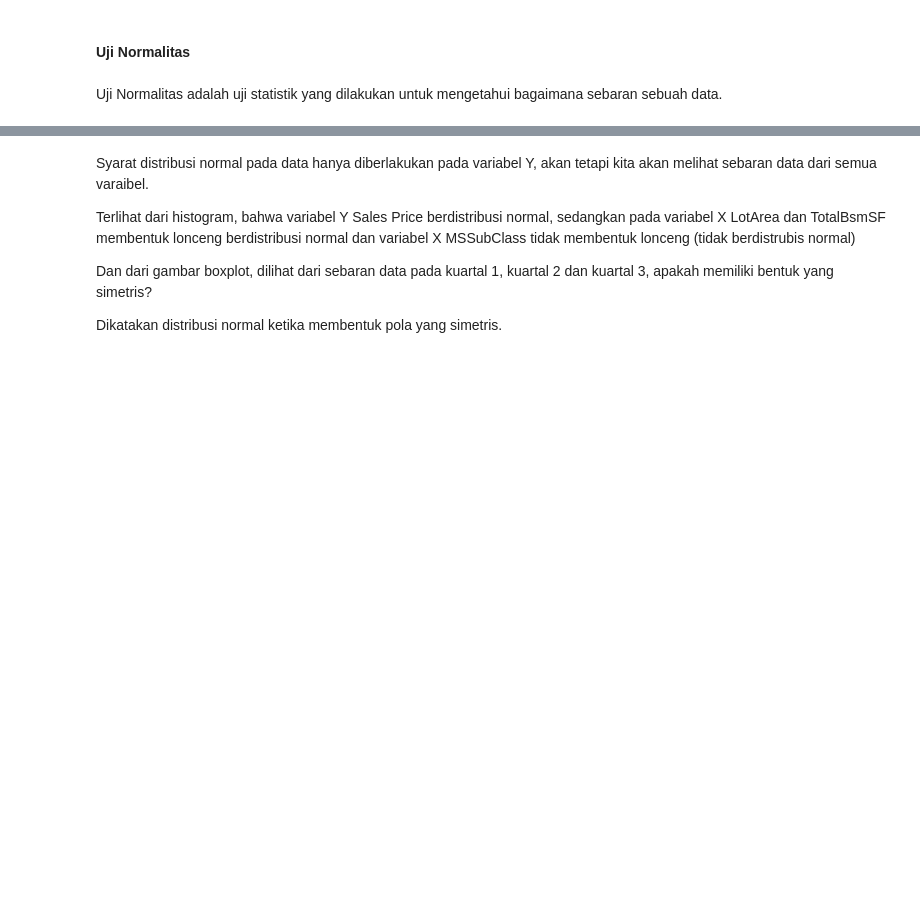
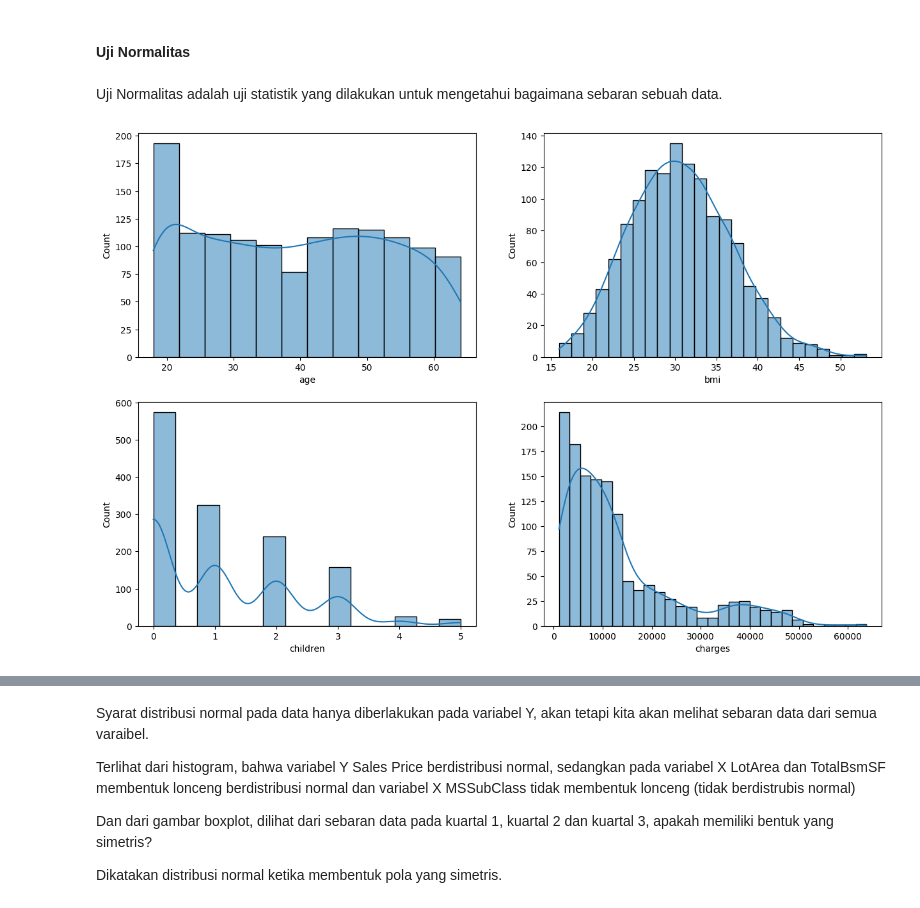
Before and after one commit to izamrosiawan/ss-code-semester-3, a Jupyter notebook: infrastruktur-dan-platform-untuk-sains-data/minggu-7/kel-7/M6_Regression_Analysis.ipynb, the cells around one changed output, grey strips where cells are left out. Drawn from its saved outputs; the diff is of its cells as text; code cells hidden in the pictures; blank space fills up the shorter version.

```diff
--- a/infrastruktur-dan-platform-untuk-sains-data/minggu-7/kel-7/M6_Regression_Analysis.ipynb
+++ b/infrastruktur-dan-platform-untuk-sains-data/minggu-7/kel-7/M6_Regression_Analysis.ipynb
@@ -124,4 +125,16 @@ Uji Asumsi klasik adalah analisis yang dilakukan untuk menilai apakah di dalam s
 #### Uji Normalitas
 # %% [markdown]
 Uji Normalitas adalah uji statistik yang dilakukan untuk mengetahui bagaimana sebaran sebuah data.
+# %%
+# Cek normalitas data dengan histogram
+warnings.filterwarnings('ignore')
+fig, axes = plt.subplots(2, 2, figsize=(15, 10))
+
+sns.histplot(house_prices["age"], kde=True, ax=axes[0, 0])
+sns.histplot(house_prices["bmi"], kde=True, ax=axes[0, 1])
+sns.histplot(house_prices["children"], kde=True, ax=axes[1, 0])
+sns.histplot(house_prices["charges"], kde=True, ax=axes[1, 1])
+plt.show()
+# %% [output]
+[figure, added]
 # %%
```
Also changed, not shown: parts of 11 cells of this notebook.
